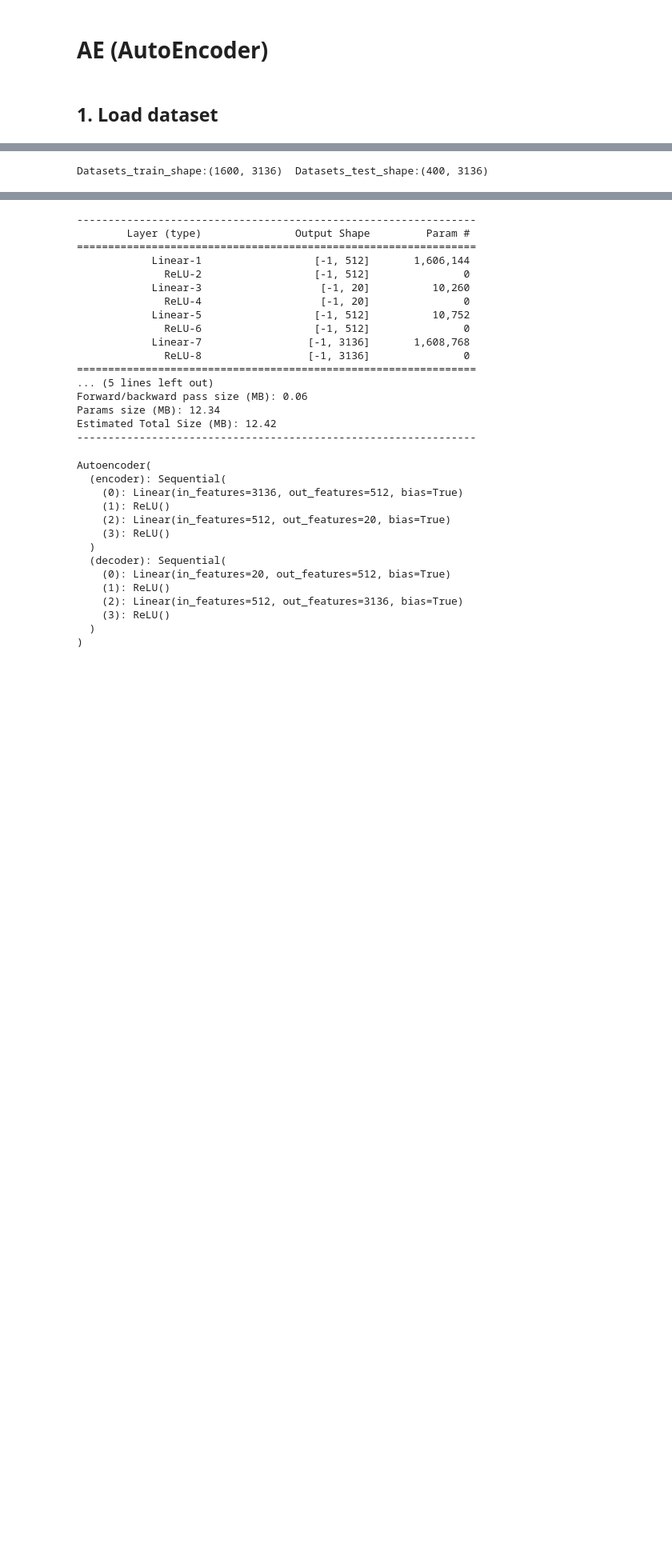
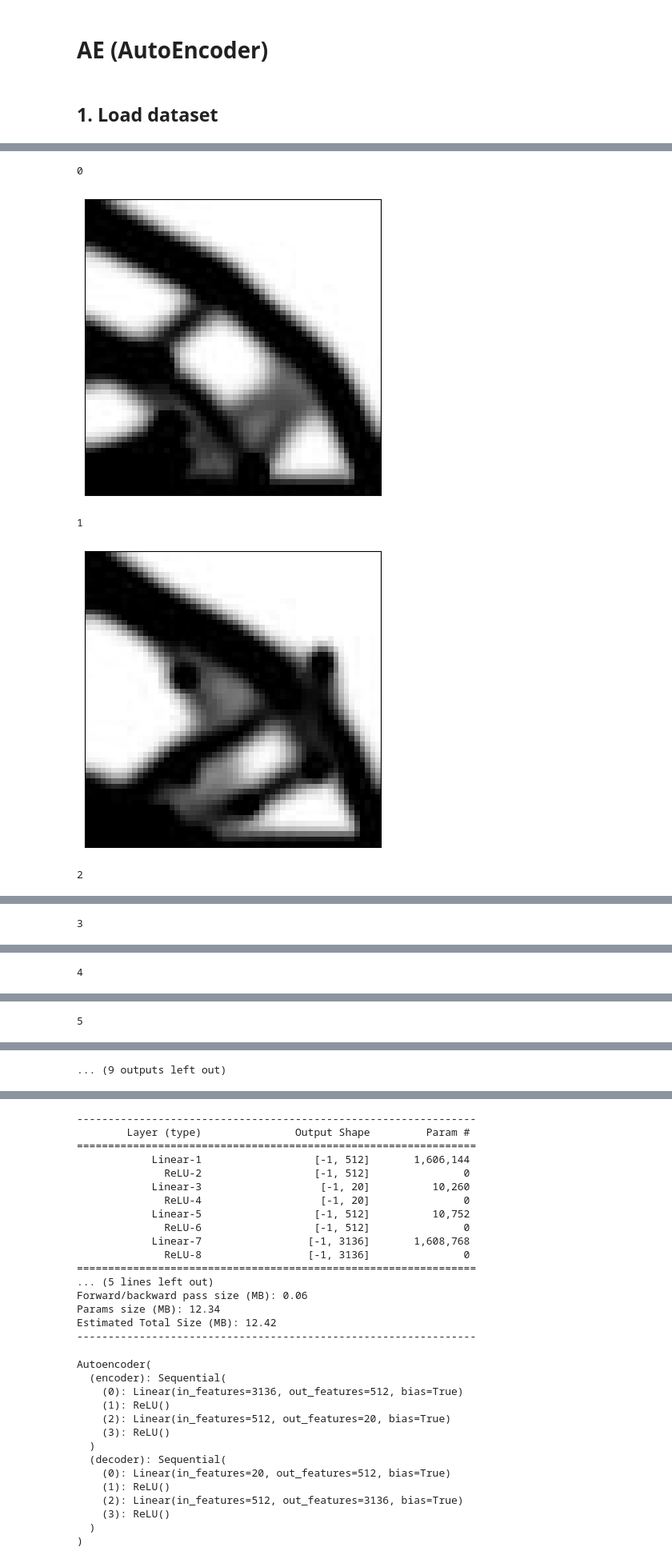
Before and after one commit to smartdesignlab/SDL_teaching, a Jupyter notebook: AE.ipynb, the cells around one changed output, grey strips where cells are left out. Shown at 80% size. Cells and saved outputs as stored; diff of their text form; code cells hidden in the pictures; blank space fills up the shorter version.

```diff
--- a/AE.ipynb
+++ b/AE.ipynb
@@ -55,34 +92,37 @@ print(torch.__version__)      # check pytorch version
 # %%
 # image size = 56 x 56, 2000 images
 
 # specify the below path to the unzipped data (ensure it ends with '/')
 # you can change the file path if needed
-src = '/content/drive/MyDrive/Colab Notebooks/data_2000/'
-
-# function to read images
-def img_read(src,file):
-    img = cv.imread(src+file,cv.COLOR_BGR2GRAY)  # convert the image to grayscale
-    return img
+src = './data2000/'
 
 files = os.listdir(src)  # get the list of files in the source directory
 
 X,Y = [],[]  # initialize empty lists for storing images and labels
+count = 0
 
 # loop through the files, read each image, and normalize it (0 to 1)
 for file in files:
-  X.append(img_read(src,file)/255.)
-  Y.append(float(file[:-4]))
+  # check few of the data.
+    if count < 10:
+        print(count)
+        X.append(img_read_plot(src,file)/255.)  # normalize the image by dividing by 255
+        Y.append(float(file[:-4]))  # extract label from filename
+        count+=1
+    else:
+        X.append(img_read(src,file)/255.)  # normalize the image
+        Y.append(float(file[:-4]))  # extract label from filename
 
-# split the data into 80% training set and 20% test set (test set can be considered as validation)
-x_train, x_test, y_train, y_test = train_test_split(X,Y, test_size=0.2, random_state=1,shuffle=True)
-x_train = np.array(x_train)
-x_test = np.array(x_test)
+# convert the data to array
+X = np.array(X)
+Y = np.array(Y)
 
-
-# reshape the (image,image) images into (image*image,) size vectors
-x_train = x_train.reshape((len(x_train), np.prod(x_train.shape[1:]))).astype('float32')
-x_test = x_test.reshape((len(x_test), np.prod(x_test.shape[1:]))).astype('float32')
-
-print("Datasets_train_shape:{}  Datasets_test_shape:{}".format(np.shape(x_train),np.shape(x_test)))
+# check the shape of the data
+print('X_shape:',np.shape(X[0]),'Y_shape:',np.shape(Y[0]))
+print('X_list shape:',np.shape(X),'Y_list shape:',np.shape(Y))
 # %% [output]
-Datasets_train_shape:(1600, 3136)  Datasets_test_shape:(400, 3136)
+0
+[figure, added]
+1
+[figure, added]
+2
@@ -88,0 +130 @@ Datasets_train_shape:(1600, 3136)  Datasets_test_shape:(400, 3136)
+3
@@ -88,0 +132 @@ Datasets_train_shape:(1600, 3136)  Datasets_test_shape:(400, 3136)
+4
@@ -88,0 +134 @@ Datasets_train_shape:(1600, 3136)  Datasets_test_shape:(400, 3136)
+5
@@ -88,0 +136 @@ Datasets_train_shape:(1600, 3136)  Datasets_test_shape:(400, 3136)
+... (9 outputs left out)
```
Also changed, not shown: parts of 26 cells of this notebook.
